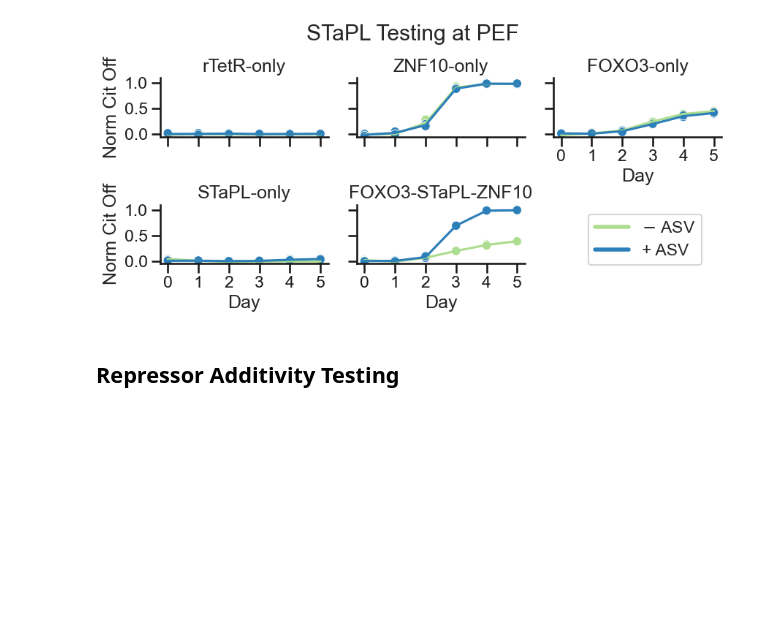
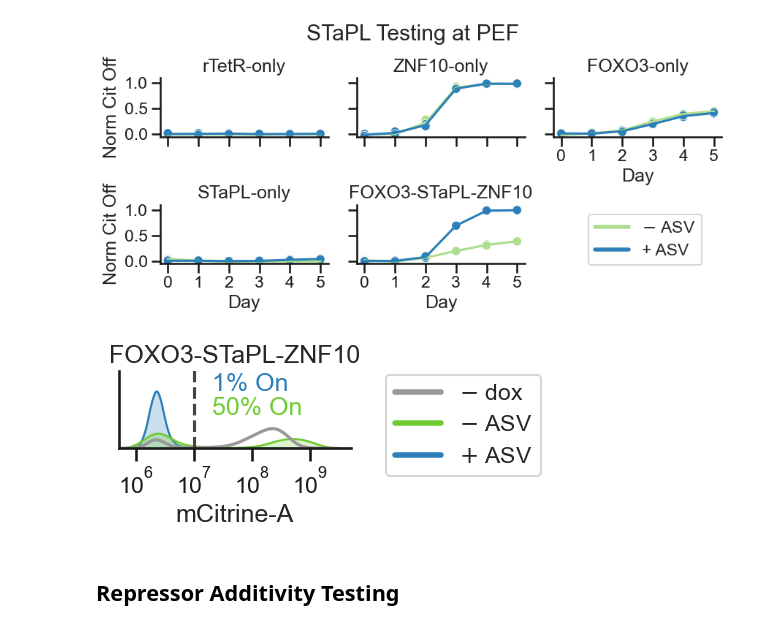
Before and after one commit to axmukund/corecruit_mukund22, a Jupyter notebook: fig_3/02_repressor_validations/2022.04.18_repadd_stapl/2022.04.18 Repressor Additivity, STaPL Repression Tests.ipynb, the cells around one changed output. Cells and saved outputs as stored; diff of their text form; code cells hidden in the pictures; blank space fills up the shorter version.

Commit message:
Fixing some plots for EpiBio talk

```diff
--- a/fig_3/02_repressor_validations/2022.04.18_repadd_stapl/2022.04.18 Repressor Additivity, STaPL Repression Tests.ipynb
+++ b/fig_3/02_repressor_validations/2022.04.18_repadd_stapl/2022.04.18 Repressor Additivity, STaPL Repression Tests.ipynb
@@ -519,3 +563,25 @@ g.savefig("./plots/stapl_pef_summary.png", dpi = 600)
+# %%
+fig, ax = plt.subplots(figsize=(3, 1))
+
+plot_histograms(73, ax)
+
+sns.despine(fig)
+
+custom_lines = [
+    Line2D([0], [0], color="#999999", lw=4),
+    Line2D([0], [0], color="#70cc33", lw=4),
+    Line2D([0], [0], color="#2c7fb8", lw=4),
+]
+ax.legend(
+    custom_lines,
+    ["$\minus$ dox", "$\minus$ ASV", "$\plus$ ASV"],
+    loc="center left",
+    bbox_to_anchor=(1.1, 0.3),
+)
+
+plt.savefig("./plots/stapl_pef_d5_hist.pdf", bbox_inches="tight")
+# %% [output]
+[figure, added]
 # %% [markdown]
 ## Repressor Additivity Testing
 # %%
```
Also changed, not shown: parts of 3 cells of this notebook, 24 other files.
